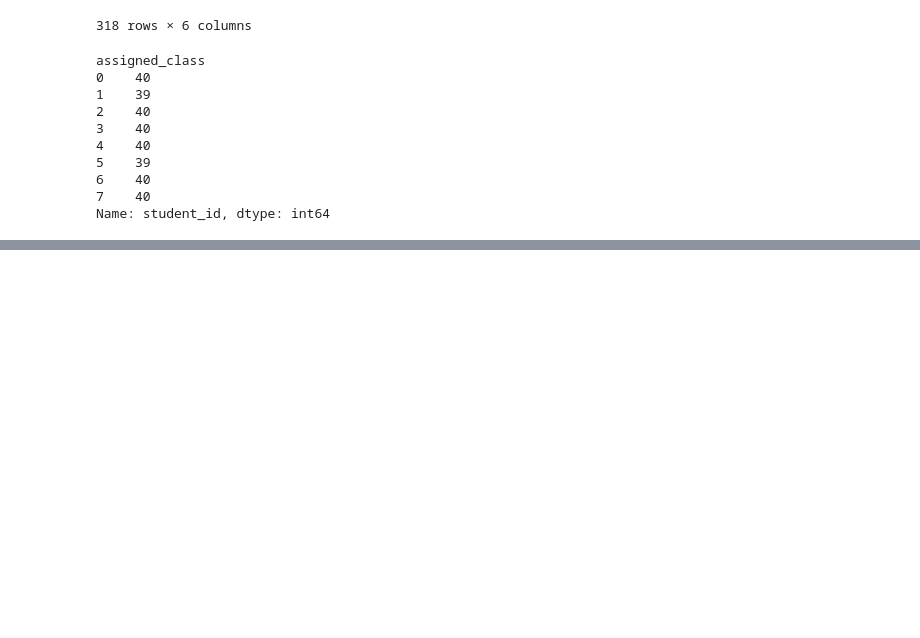
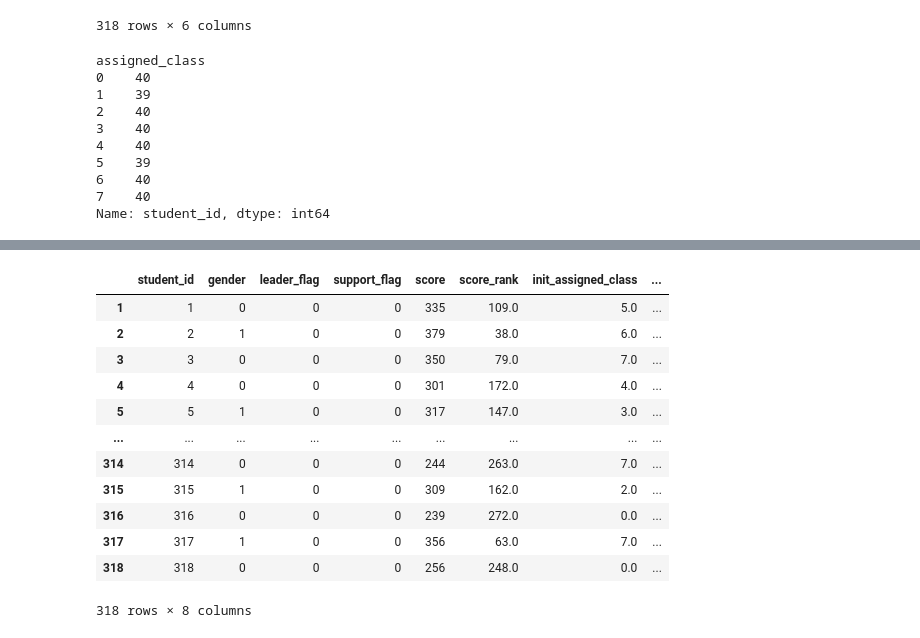
Before and after one commit to daikichidaze/pyoptbook, a Jupyter notebook: src/3.school/school.ipynb, the cells around one changed output, grey strips where cells are left out. Saved outputs shown, nothing was run; the diff lists cells and outputs as text; code cells hidden in the pictures; blank space fills up the shorter version.

```diff
--- a/src/3.school/school.ipynb
+++ b/src/3.school/school.ipynb
@@ -249,0 +373,27 @@ Name: student_id, dtype: int64
+# %%
+problem = pulp.LpProblem('school-class', pulp.LpMaximize)
+x = pd.DataFrame([[pulp.LpVariable(f'x_{i}_{c}',cat='Binary') for c in range(num_of_class)] for i in st_list], index=st_list)
+
+problem += pulp.lpDot(x, init_flag)
+
+for i in x.index:
+    problem += pulp.lpSum(x.loc[i,:]) == 1 # condition 1
+
+for j in x.columns:
+    problem += pulp.lpSum(x[j]) >= 39 # condition 2
+    problem += pulp.lpSum(x[j]) <= 40 # condition 2
+
+    problem += pulp.lpDot(x[j], df_st.gender) <= 20 # condition 3
+    problem += pulp.lpDot(x[j], (1 - df_st.gender)) <= 20 # condition 3
+
+    problem += pulp.lpDot(x[j], df_st.score) >= (mean_score - 10)* pulp.lpSum(x[j])# condition 4 -> convert to linier
+    problem += pulp.lpDot(x[j], df_st.score) <= (mean_score + 10)* pulp.lpSum(x[j])# condition 4
+
+    problem += pulp.lpDot(x[j], df_st.leader_flag) >= 2 # condition 5
+
+    problem += pulp.lpDot(x[j], df_st.support_flag) <= 1 # condition 6
+
+    for _, r in df_pr.iterrows():
+        problem += x.loc[r.student_id1, j] + x.loc[r.student_id2, j] <= 1
+
+status = problem.solve()
@@ -249,0 +406,19 @@ Name: student_id, dtype: int64
+# %%
+assign_dict2 = {i:c for i in st_list for c in range(num_of_class) if df_result2.loc[i,c] == 1}
+df_st_r2 = df_st.copy()
+df_st_r2['assigned_class'] = df_st_r2.student_id.map(assign_dict2)
+df_st_r2
+# %% [output]
+|  | student_id | gender | leader_flag | support_flag | score | score_rank | init_assigned_class | ... |
+| 1 | 1 | 0 | 0 | 0 | 335 | 109.0 | 5.0 | ... |
+| 2 | 2 | 1 | 0 | 0 | 379 | 38.0 | 6.0 | ... |
+| 3 | 3 | 0 | 0 | 0 | 350 | 79.0 | 7.0 | ... |
+| 4 | 4 | 0 | 0 | 0 | 301 | 172.0 | 4.0 | ... |
+| 5 | 5 | 1 | 0 | 0 | 317 | 147.0 | 3.0 | ... |
+| ... | ... | ... | ... | ... | ... | ... | ... | ... |
+| 314 | 314 | 0 | 0 | 0 | 244 | 263.0 | 7.0 | ... |
+| 315 | 315 | 1 | 0 | 0 | 309 | 162.0 | 2.0 | ... |
+| 316 | 316 | 0 | 0 | 0 | 239 | 272.0 | 0.0 | ... |
+| 317 | 317 | 1 | 0 | 0 | 356 | 63.0 | 7.0 | ... |
+| 318 | 318 | 0 | 0 | 0 | 256 | 248.0 | 0.0 | ... |
+318 rows × 8 columns
```
Also changed, not shown: parts of 13 cells of this notebook.
